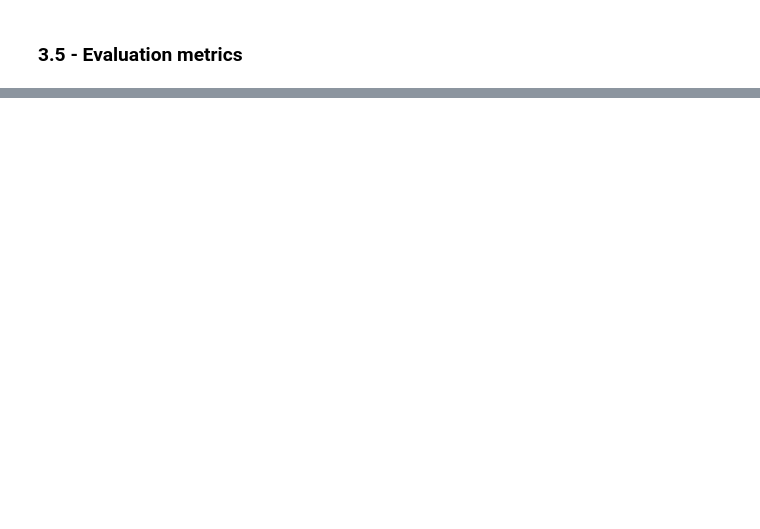
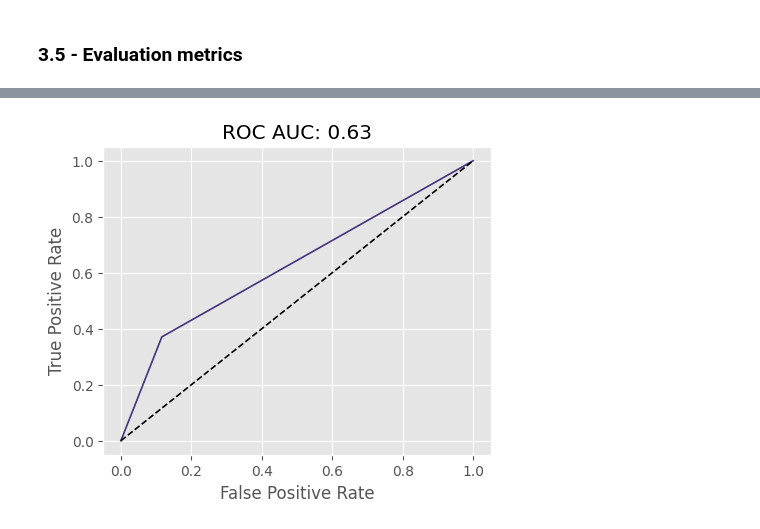
Before and after one commit to leandroaguazaco/data_science_portfolio, a Jupyter notebook: Projects/04-Churn_Telco_Analysis/04_Churn_Telco_Analysis_03_modeling.ipynb, the cells around one changed output, grey strips where cells are left out. Saved outputs shown, nothing was run; the diff lists cells and outputs as text; code cells hidden in the pictures; blank space fills up the shorter version.

```diff
--- a/Projects/04-Churn_Telco_Analysis/04_Churn_Telco_Analysis_03_modeling.ipynb
+++ b/Projects/04-Churn_Telco_Analysis/04_Churn_Telco_Analysis_03_modeling.ipynb
@@ -1598,0 +1658,33 @@ binary_classification_metrics(y_true = predictions.loc[:, 'churn'],
+# %%
+# Receiver Operating Characteristic Curve - RUC
+fpr, tpr, thresholds = roc_curve(y_true = predictions.loc[:, 'churn'],
+                                 y_score = predictions.loc[:, 'churn_pred'], # Lookup in code above
+                                 pos_label = 1)
+# RUC
+plt.figure(figsize = (5, 4))
+sns.set_palette(palette = "viridis") # Viridis pallete
+sns.lineplot(data = None,
+             x = fpr,
+             y = tpr,
+             linewidth = 1.2)
+
+plt.xlabel("False Positive Rate")
+plt.ylabel("True Positive Rate")
+plt.title(f"ROC AUC: {auc:.2f}")
+
+# Change level: 0.5
+sns.lineplot(data = None,
+             x = [0, 1],
+             y = [0, 1],
+             linewidth = 1.2,
+             linestyle = '--',
+             color = "black")
+
+"""# Legend
+plt.legend(title = 'Tipo NPS',
+           loc = 'best',
+           bbox_to_anchor=(1, 1))"""
+
+plt.show()
+# %% [output]
+[figure, added]
```
Also changed, not shown: parts of 14 cells of this notebook.
